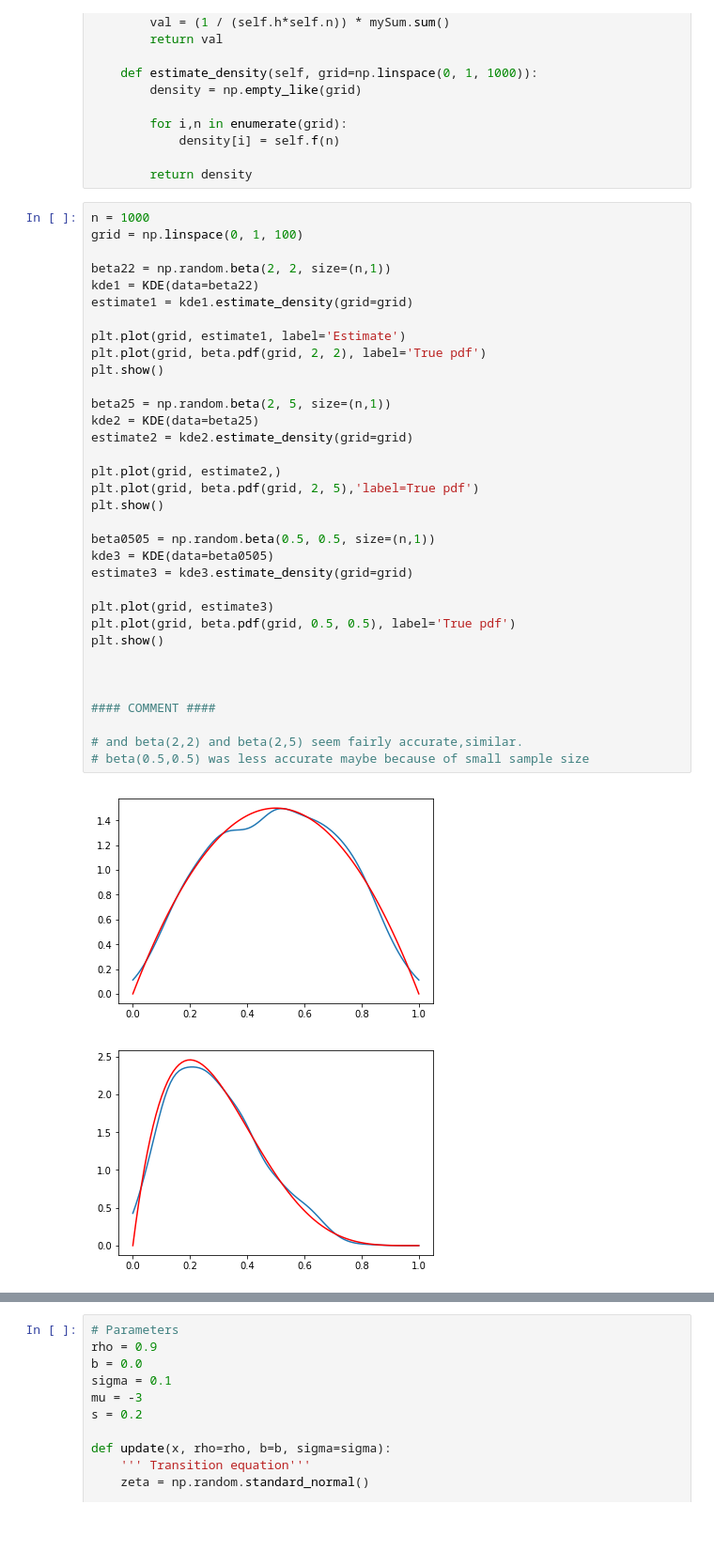
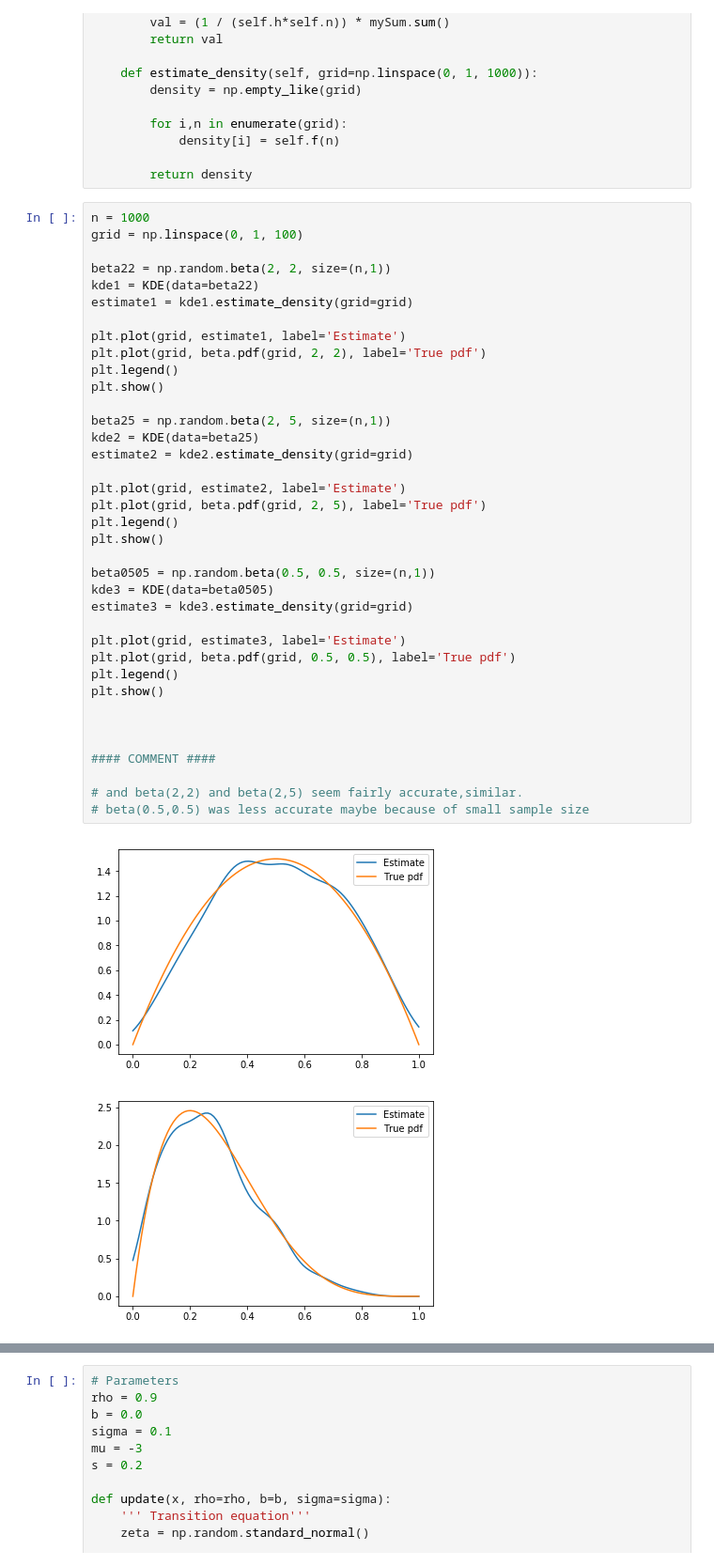
Before and after one commit to Alexander-Weinberg/BootCamp2018, a Jupyter notebook: ProbSets/Econ/ProbSet2/econ_ps2.ipynb, the cells around one changed output, grey strips where cells are left out. Shown at 94% size. Drawn from its saved outputs; the diff is of its cells as text; blank space fills up the shorter version.

```diff
--- a/ProbSets/Econ/ProbSet2/econ_ps2.ipynb
+++ b/ProbSets/Econ/ProbSet2/econ_ps2.ipynb
@@ -137,35 +138,38 @@ n = 1000
 grid = np.linspace(0, 1, 100)
 
 beta22 = np.random.beta(2, 2, size=(n,1))
 kde1 = KDE(data=beta22)
 estimate1 = kde1.estimate_density(grid=grid)
 
 plt.plot(grid, estimate1, label='Estimate')
 plt.plot(grid, beta.pdf(grid, 2, 2), label='True pdf')
+plt.legend()
 plt.show()
 
 beta25 = np.random.beta(2, 5, size=(n,1))
 kde2 = KDE(data=beta25)
 estimate2 = kde2.estimate_density(grid=grid)
 
-plt.plot(grid, estimate2,)
-plt.plot(grid, beta.pdf(grid, 2, 5),'label=True pdf')
+plt.plot(grid, estimate2, label='Estimate')
+plt.plot(grid, beta.pdf(grid, 2, 5), label='True pdf')
+plt.legend()
 plt.show()
 
 beta0505 = np.random.beta(0.5, 0.5, size=(n,1))
 kde3 = KDE(data=beta0505)
 estimate3 = kde3.estimate_density(grid=grid)
 
-plt.plot(grid, estimate3)
+plt.plot(grid, estimate3, label='Estimate')
 plt.plot(grid, beta.pdf(grid, 0.5, 0.5), label='True pdf')
+plt.legend()
 plt.show()
 
 
 
 #### COMMENT ####
 
 # and beta(2,2) and beta(2,5) seem fairly accurate,similar.
 # beta(0.5,0.5) was less accurate maybe because of small sample size
 # %% [output]
-[figure, old version]
+[figure, new version]
-[figure, old version]
+[figure, new version]
```
Also changed, not shown: parts of 17 cells of this notebook.
